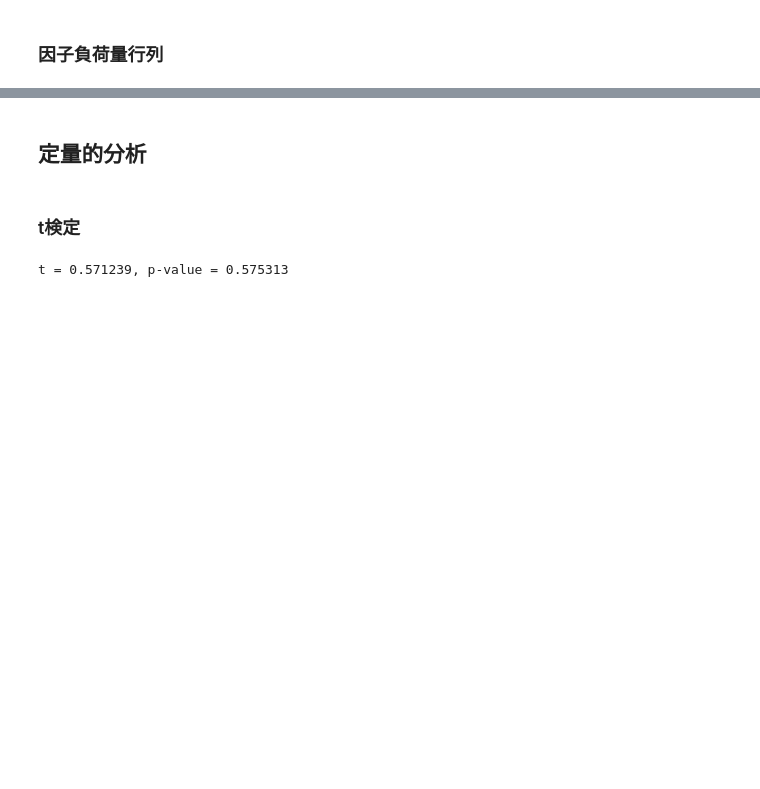
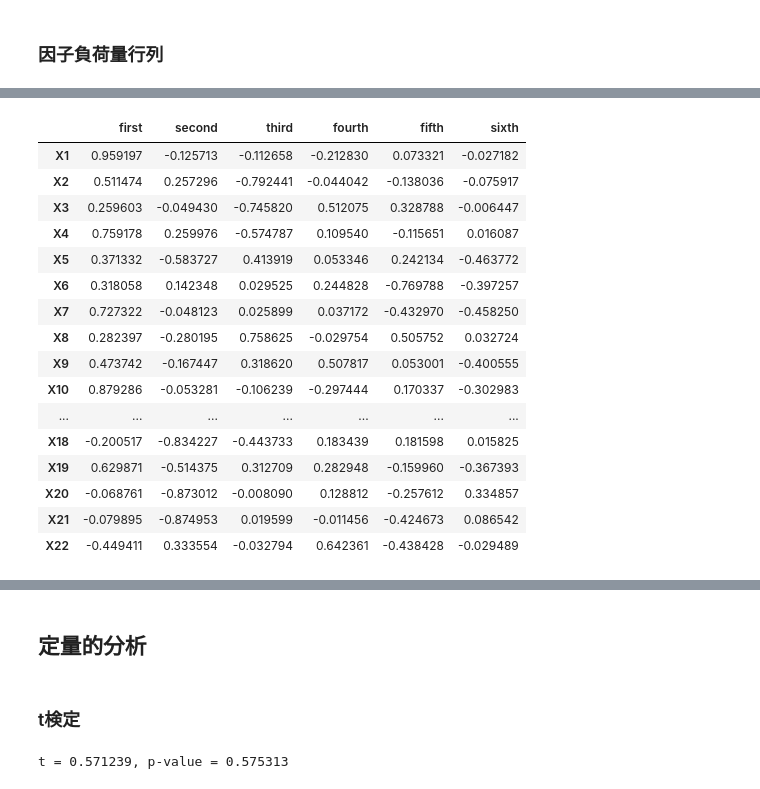
Before and after one commit to hayaponpoco/CommU_cafe, a Jupyter notebook: analysis/analysis.ipynb, the cells around one changed output, grey strips where cells are left out. Drawn from its saved outputs; the diff is of its cells as text; code cells hidden in the pictures; blank space fills up the shorter version.

```diff
--- a/analysis/analysis.ipynb
+++ b/analysis/analysis.ipynb
@@ -131,0 +244,8 @@ print(fitted.shape)
+# %%
+n_components = 6
+
+fa_human = FA(n_components, max_iter=5000)
+fitted_human = fa_human.fit_transform(z_human)
+
+print(fitted_human)
+print(fitted_human.shape)
@@ -159,0 +314,27 @@ pd.DataFrame(
+# %%
+Factor_loading_matrix_human = fa_human.components_.T
+
+res_human = pd.DataFrame(
+    Factor_loading_matrix_human,
+    columns=["first", "second", "third", "fourth", "fifth", "sixth"],
+    index=[fa_data_human.columns]
+)
+res_human.style.background_gradient(cmap=cm)
+# %% [output]
+|  | first | second | third | fourth | fifth | sixth |
+| X1 | 0.959197 | -0.125713 | -0.112658 | -0.212830 | 0.073321 | -0.027182 |
+| X2 | 0.511474 | 0.257296 | -0.792441 | -0.044042 | -0.138036 | -0.075917 |
+| X3 | 0.259603 | -0.049430 | -0.745820 | 0.512075 | 0.328788 | -0.006447 |
+| X4 | 0.759178 | 0.259976 | -0.574787 | 0.109540 | -0.115651 | 0.016087 |
+| X5 | 0.371332 | -0.583727 | 0.413919 | 0.053346 | 0.242134 | -0.463772 |
+| X6 | 0.318058 | 0.142348 | 0.029525 | 0.244828 | -0.769788 | -0.397257 |
+| X7 | 0.727322 | -0.048123 | 0.025899 | 0.037172 | -0.432970 | -0.458250 |
+| X8 | 0.282397 | -0.280195 | 0.758625 | -0.029754 | 0.505752 | 0.032724 |
+| X9 | 0.473742 | -0.167447 | 0.318620 | 0.507817 | 0.053001 | -0.400555 |
+| X10 | 0.879286 | -0.053281 | -0.106239 | -0.297444 | 0.170337 | -0.302983 |
+| ... | ... | ... | ... | ... | ... | ... |
+| X18 | -0.200517 | -0.834227 | -0.443733 | 0.183439 | 0.181598 | 0.015825 |
+| X19 | 0.629871 | -0.514375 | 0.312709 | 0.282948 | -0.159960 | -0.367393 |
+| X20 | -0.068761 | -0.873012 | -0.008090 | 0.128812 | -0.257612 | 0.334857 |
+| X21 | -0.079895 | -0.874953 | 0.019599 | -0.011456 | -0.424673 | 0.086542 |
+| X22 | -0.449411 | 0.333554 | -0.032794 | 0.642361 | -0.438428 | -0.029489 |
```
Also changed, not shown: parts of 18 cells of this notebook.
